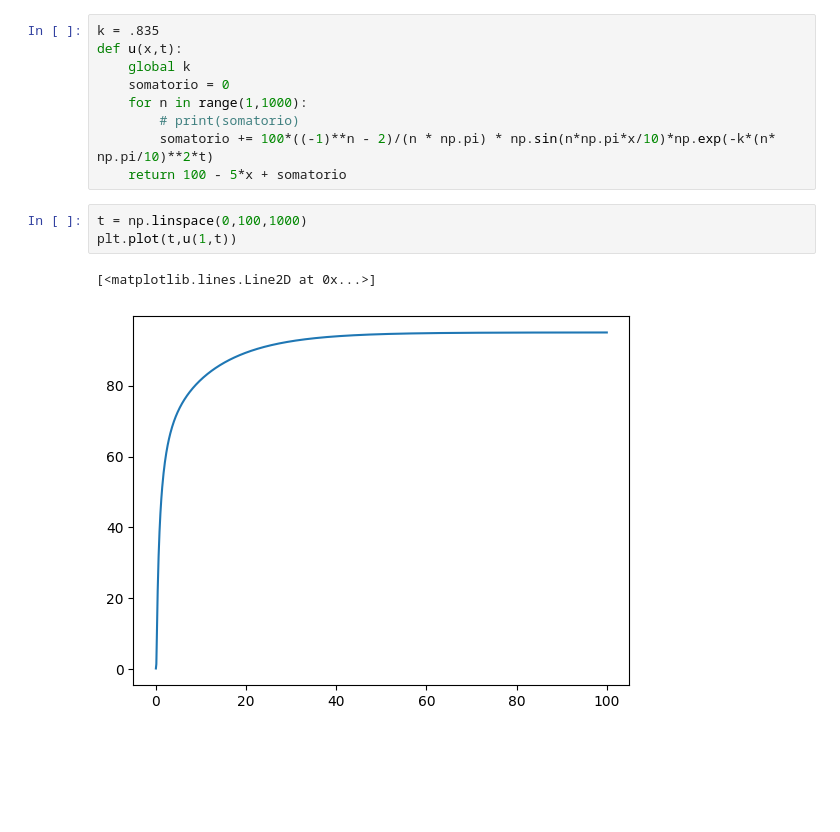
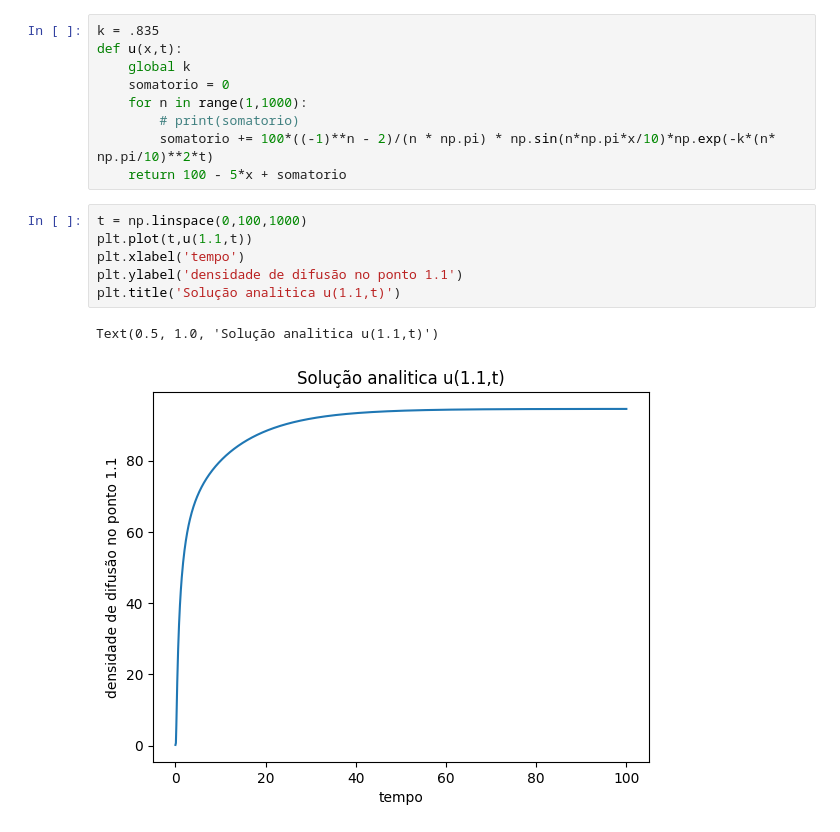
Before and after one commit to mickpires/diffusion, a Jupyter notebook: analitica.ipynb, the cells around one changed output. Cells and saved outputs as stored; diff of their text form; blank space fills up the shorter version.

```diff
--- a/analitica.ipynb
+++ b/analitica.ipynb
@@ -12,7 +12,10 @@ def u(x,t):
     return 100 - 5*x + somatorio
 # %%
 t = np.linspace(0,100,1000)
-plt.plot(t,u(1,t))
+plt.plot(t,u(1.1,t))
+plt.xlabel('tempo')
+plt.ylabel('densidade de difusão no ponto 1.1')
+plt.title('Solução analitica u(1.1,t)')
 # %% [output]
-[<matplotlib.lines.Line2D at 0x...>]
+Text(0.5, 1.0, 'Solução analitica u(1.1,t)')
-[figure, old version]
+[figure, new version]
```
Also changed, not shown: 4 other files.
